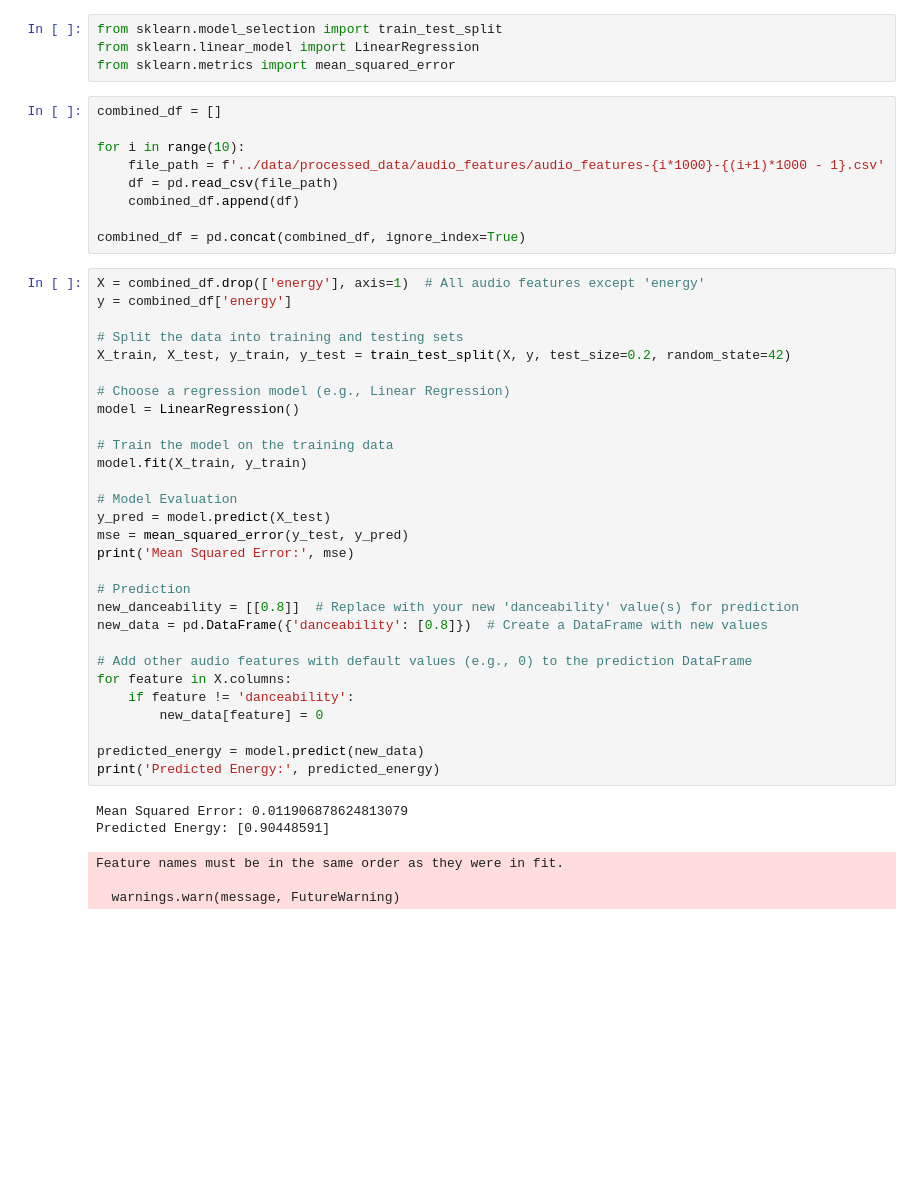
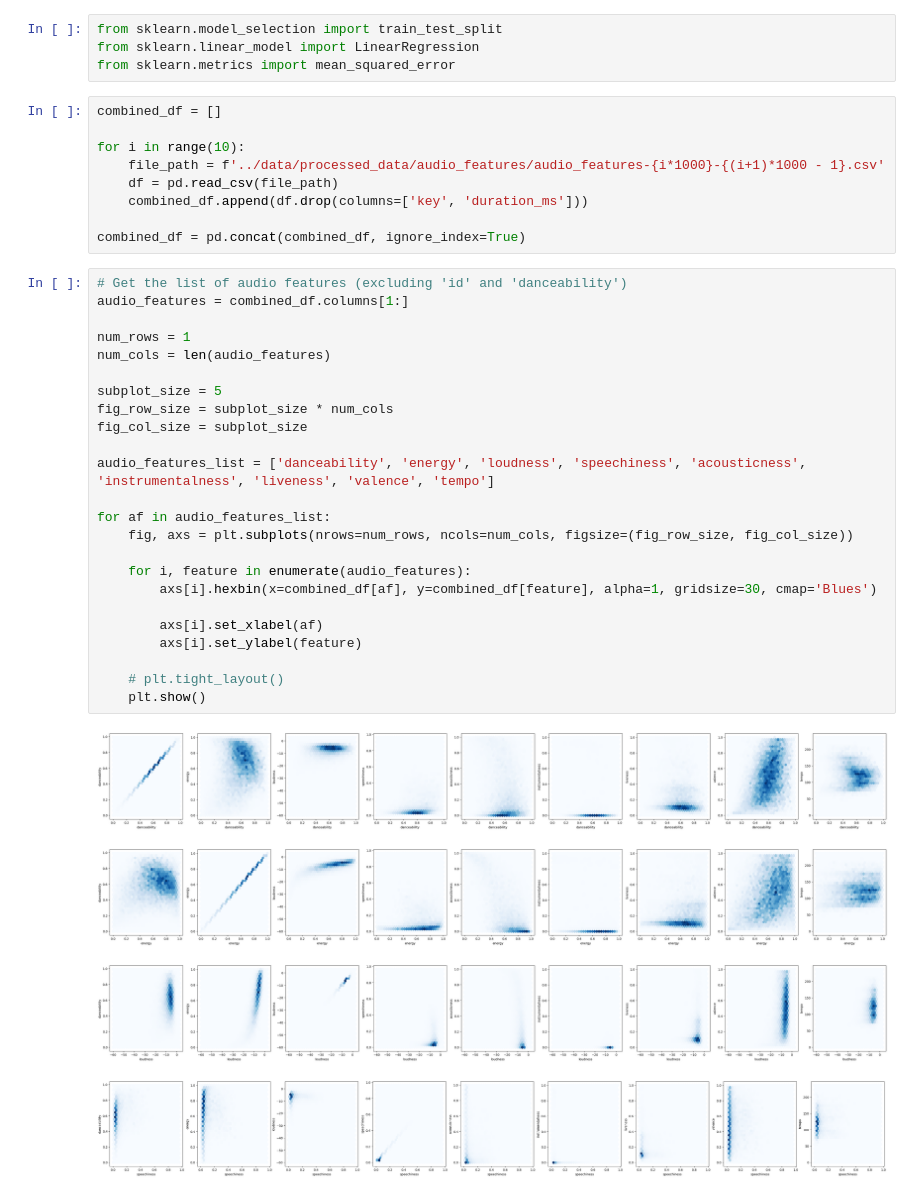
Before and after one commit to avock/TunesBlend-Engine, a Jupyter notebook: src/spotisense_engine.ipynb, the cells around one changed output. Saved outputs shown, nothing was run; the diff lists cells and outputs as text; blank space fills up the shorter version.

Commit message:
Fix graph display for jupyter

```diff
--- a/src/spotisense_engine.ipynb
+++ b/src/spotisense_engine.ipynb
@@ -13,41 +14,35 @@ combined_df = []
 for i in range(10):
     file_path = f'../data/processed_data/audio_features/audio_features-{i*1000}-{(i+1)*1000 - 1}.csv'
     df = pd.read_csv(file_path)
-    combined_df.append(df)
+    combined_df.append(df.drop(columns=['key', 'duration_ms']))
 
 combined_df = pd.concat(combined_df, ignore_index=True)
-# %%
-X = combined_df.drop(['energy'], axis=1)  # All audio features except 'energy'
-y = combined_df['energy']
-
-# Split the data into training and testing sets
-X_train, X_test, y_train, y_test = train_test_split(X, y, test_size=0.2, random_state=42)
-
-# Choose a regression model (e.g., Linear Regression)
-model = LinearRegression()
-
-# Train the model on the training data
-model.fit(X_train, y_train)
-
-# Model Evaluation
-y_pred = model.predict(X_test)
-mse = mean_squared_error(y_test, y_pred)
-print('Mean Squared Error:', mse)
-
-# Prediction
-new_danceability = [[0.8]]  # Replace with your new 'danceability' value(s) for prediction
-new_data = pd.DataFrame({'danceability': [0.8]})  # Create a DataFrame with new values
-
-# Add other audio features with default values (e.g., 0) to the prediction DataFrame
-for feature in X.columns:
-    if feature != 'danceability':
-        new_data[feature] = 0
-
-predicted_energy = model.predict(new_data)
-print('Predicted Energy:', predicted_energy)
-# %% [output]
-Mean Squared Error: 0.011906878624813079
-Predicted Energy: [0.90448591]
-Feature names must be in the same order as they were in fit.
-
-  warnings.warn(message, FutureWarning)
+# %%
+# Get the list of audio features (excluding 'id' and 'danceability')
+audio_features = combined_df.columns[1:]
+
+num_rows = 1
+num_cols = len(audio_features)
+
+subplot_size = 5
+fig_row_size = subplot_size * num_cols
+fig_col_size = subplot_size
+
+audio_features_list = ['danceability', 'energy', 'loudness', 'speechiness', 'acousticness', 'instrumentalness', 'liveness', 'valence', 'tempo']
+
+for af in audio_features_list:
+    fig, axs = plt.subplots(nrows=num_rows, ncols=num_cols, figsize=(fig_row_size, fig_col_size))
+
+    for i, feature in enumerate(audio_features):
+        axs[i].hexbin(x=combined_df[af], y=combined_df[feature], alpha=1, gridsize=30, cmap='Blues')
+
+        axs[i].set_xlabel(af)
+        axs[i].set_ylabel(feature)
+
+    # plt.tight_layout()
+    plt.show()
+# %% [output]
+[figure, added]
+[figure, added]
+[figure, added]
+[figure, added]
```
Also changed, not shown: parts of 2 cells of this notebook, 2 other files.
